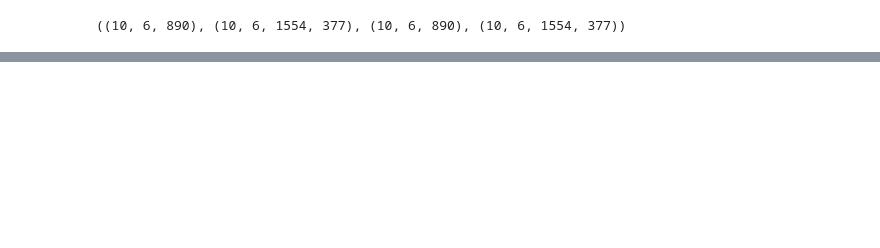
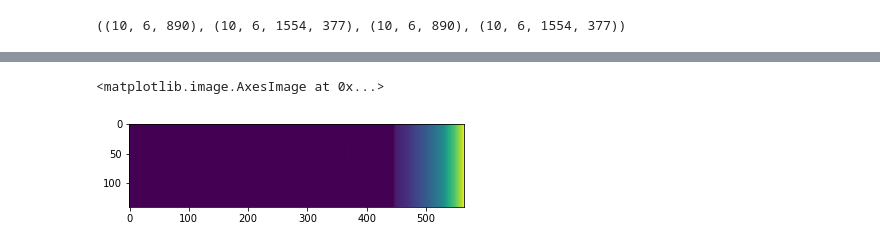
Before and after one commit to souvikita/Bifrost-simulation-analysis, a Jupyter notebook: Cont_function.ipynb, the cells around one changed output, grey strips where cells are left out. Saved outputs shown, nothing was run; the diff lists cells and outputs as text; code cells hidden in the pictures; blank space fills up the shorter version.

```diff
--- a/Cont_function.ipynb
+++ b/Cont_function.ipynb
@@ -545,0 +549,10 @@ for wl in range(140):
+# %%
+chi_factor_new_DRRE = (Chi_new_DRRE[X_pix,Y_pix, :, 12:152].dropna('height').T/tau_lambda_new_DRRE)
+tau_factor_new_DRRE = tau_lambda_new_DRRE*np.exp(-tau_lambda_new_DRRE)
+S_factor_new_DRRE = S_new_DRRE[X_pix,Y_pix,:,12:152].dropna('height').T
+C_I_DRRE = S_factor_new_DRRE*tau_factor_new_DRRE*chi_factor_new_DRRE
+# %%
+plt.imshow(S_factor_new_DRRE)
+# %% [output]
+<matplotlib.image.AxesImage at 0x...>
+[figure, added]
```
Also changed, not shown: parts of 20 cells of this notebook.
